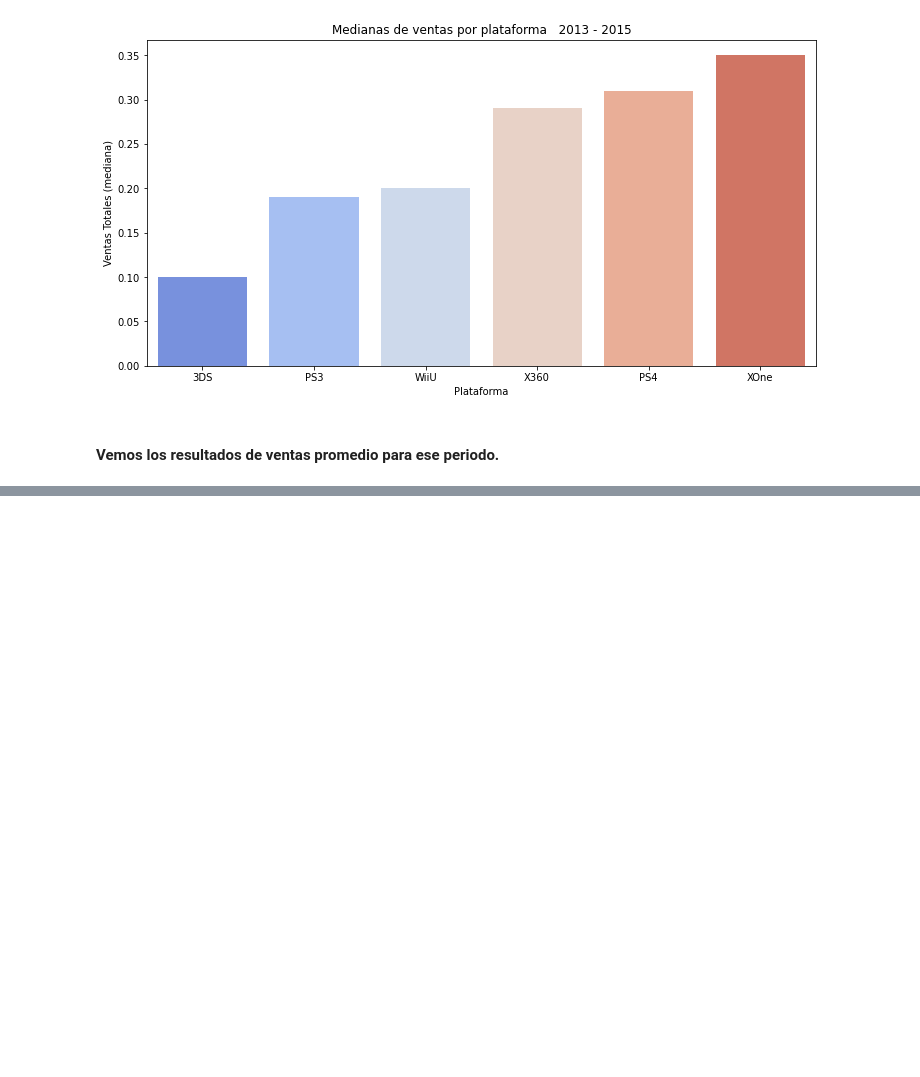
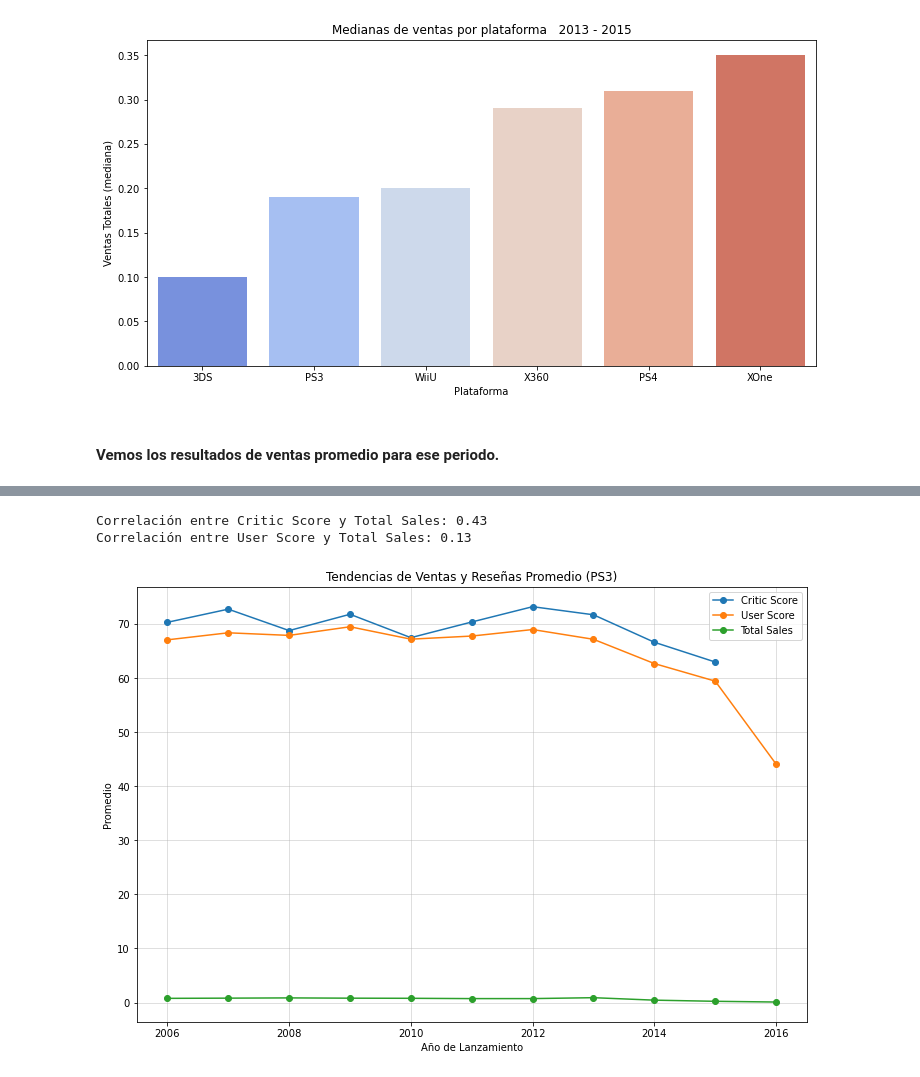
Before and after one commit to latostadorano/tt_s6_games, a Jupyter notebook: 03_analisis.ipynb, the cells around one changed output, grey strips where cells are left out. Cells and saved outputs as stored; diff of their text form; code cells hidden in the pictures; blank space fills up the shorter version.

```diff
--- a/03_analisis.ipynb
+++ b/03_analisis.ipynb
@@ -314,0 +333,28 @@ plt.show()
+# %%
+# Correlación entre Critic Score y Total Sales
+critic_corr = ps3['critic_score'].corr(ps3['total_sales'])
+
+# Correlación entre User Score y Total Sales
+user_corr = ps3['user_score'].corr(ps3['total_sales'])
+
+print(f"Correlación entre Critic Score y Total Sales: {critic_corr:.2f}")
+print(f"Correlación entre User Score y Total Sales: {user_corr:.2f}")
+# %% [output]
+Correlación entre Critic Score y Total Sales: 0.43
+Correlación entre User Score y Total Sales: 0.13
+# %%
+ps3_by_year = ps3.groupby('year_of_release').mean()
+
+# Gráfico de tendencias a lo largo del tiempo
+plt.figure(figsize=(12, 8))
+plt.plot(ps3_by_year.index, ps3_by_year['critic_score'], label='Critic Score', marker='o')
+plt.plot(ps3_by_year.index, ps3_by_year['user_score'], label='User Score', marker='o')
+plt.plot(ps3_by_year.index, ps3_by_year['total_sales'], label='Total Sales', marker='o')
+plt.title('Tendencias de Ventas y Reseñas Promedio (PS3)')
+plt.xlabel('Año de Lanzamiento')
+plt.ylabel('Promedio')
+plt.legend()
+plt.grid(alpha=0.5)
+plt.show()
+# %% [output]
+[figure, added]
```
Also changed, not shown: parts of 20 cells of this notebook.
